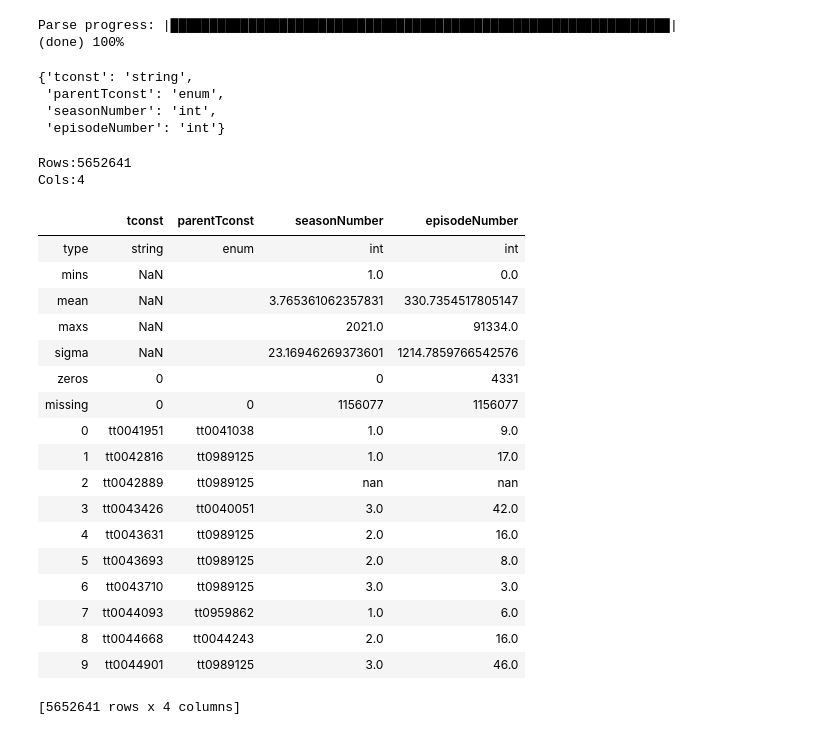
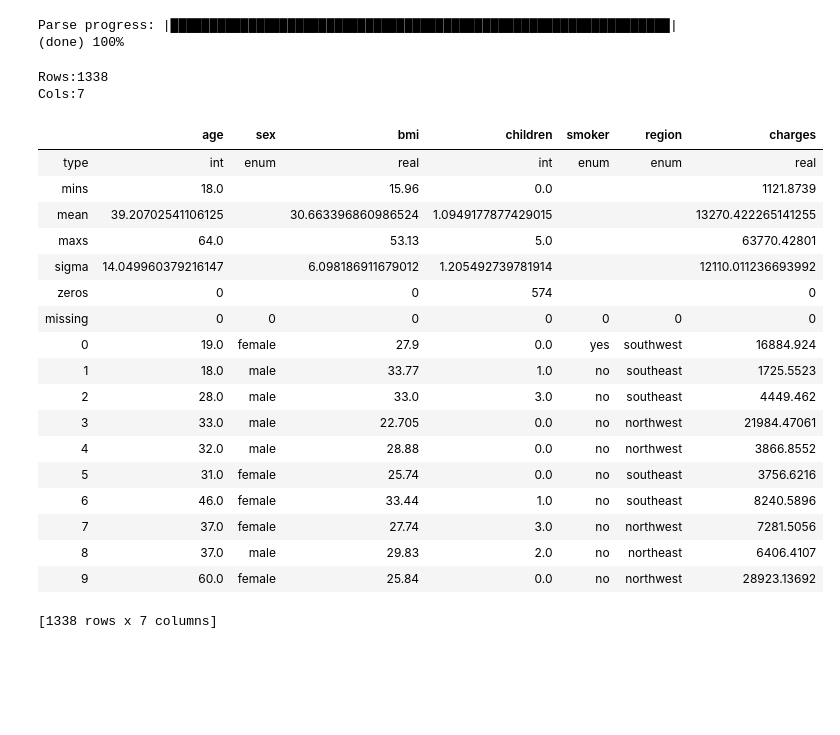
Before and after one commit to CoDS-GCS/CatDB, a Jupyter notebook: benchmarks/titanic_H2O.ipynb, the cells around one changed output. Saved outputs shown, nothing was run; the diff lists cells and outputs as text; code cells hidden in the pictures; blank space fills up the shorter version.

```diff
--- a/benchmarks/titanic_H2O.ipynb
+++ b/benchmarks/titanic_H2O.ipynb
@@ -23,40 +21,31 @@ Checking whether there is an H2O instance running at http://localhost:54321. con
 | H2O_connection_proxy: | {"http": null, "https": null} |
 | H2O_internal_security: | False |
 | Python_version: | 3.10.12 final |
-# %%
-#churn_df = h2o.import_file('data/TelcoCustomerChurn.csv')
-churn_df = h2o.import_file('../python/data/IMDB/ImdbTitleEpisode.csv')
-#df = pd.read_csv('data/TelcoCustomerChurn.csv')
-# %% [output]
-Parse progress: |████████████████████████████████████████████████████████████████| (done) 100%
-# %%
-churn_df.types
-# %% [output]
-{'tconst': 'string',
- 'parentTconst': 'enum',
- 'seasonNumber': 'int',
- 'episodeNumber': 'int'}
+# %%
+health_insurance = h2o.import_file('data/health_insurance.csv')
+# %% [output]
+Parse progress: |████████████████████████████████████████████████████████████████| (done) 100%
 # %%
-churn_df.describe()
+health_insurance.describe()
 # %% [output]
-Rows:5652641
-Cols:4
+Rows:1338
+Cols:7
-|  | tconst | parentTconst | seasonNumber | episodeNumber |
-| type | string | enum | int | int |
-| mins | NaN |  | 1.0 | 0.0 |
-| mean | NaN |  | 3.765361062357831 | 330.7354517805147 |
-| maxs | NaN |  | 2021.0 | 91334.0 |
-| sigma | NaN |  | 23.16946269373601 | 1214.7859766542576 |
-| zeros | 0 |  | 0 | 4331 |
-| missing | 0 | 0 | 1156077 | 1156077 |
-| 0 | tt0041951 | tt0041038 | 1.0 | 9.0 |
-| 1 | tt0042816 | tt0989125 | 1.0 | 17.0 |
-| 2 | tt0042889 | tt0989125 | nan | nan |
-| 3 | tt0043426 | tt0040051 | 3.0 | 42.0 |
-| 4 | tt0043631 | tt0989125 | 2.0 | 16.0 |
-| 5 | tt0043693 | tt0989125 | 2.0 | 8.0 |
-| 6 | tt0043710 | tt0989125 | 3.0 | 3.0 |
-| 7 | tt0044093 | tt0959862 | 1.0 | 6.0 |
-| 8 | tt0044668 | tt0044243 | 2.0 | 16.0 |
-| 9 | tt0044901 | tt0989125 | 3.0 | 46.0 |
+|  | ﻿age | sex | bmi | children | smoker | region | charges |
+| type | int | enum | real | int | enum | enum | real |
+| mins | 18.0 |  | 15.96 | 0.0 |  |  | 1121.8739 |
+| mean | 39.20702541106125 |  | 30.663396860986524 | 1.0949177877429015 |  |  | 13270.422265141255 |
+| maxs | 64.0 |  | 53.13 | 5.0 |  |  | 63770.42801 |
+| sigma | 14.049960379216147 |  | 6.098186911679012 | 1.205492739781914 |  |  | 12110.011236693992 |
+| zeros | 0 |  | 0 | 574 |  |  | 0 |
+| missing | 0 | 0 | 0 | 0 | 0 | 0 | 0 |
+| 0 | 19.0 | female | 27.9 | 0.0 | yes | southwest | 16884.924 |
+| 1 | 18.0 | male | 33.77 | 1.0 | no | southeast | 1725.5523 |
+| 2 | 28.0 | male | 33.0 | 3.0 | no | southeast | 4449.462 |
+| 3 | 33.0 | male | 22.705 | 0.0 | no | northwest | 21984.47061 |
+| 4 | 32.0 | male | 28.88 | 0.0 | no | northwest | 3866.8552 |
+| 5 | 31.0 | female | 25.74 | 0.0 | no | southeast | 3756.6216 |
+| 6 | 46.0 | female | 33.44 | 1.0 | no | southeast | 8240.5896 |
+| 7 | 37.0 | female | 27.74 | 3.0 | no | northwest | 7281.5056 |
+| 8 | 37.0 | male | 29.83 | 2.0 | no | northeast | 6406.4107 |
+| 9 | 60.0 | female | 25.84 | 0.0 | no | northwest | 28923.13692 |
-[5652641 rows x 4 columns]
+[1338 rows x 7 columns]
```
Also changed, not shown: parts of 25 cells of this notebook, 8 other files.
